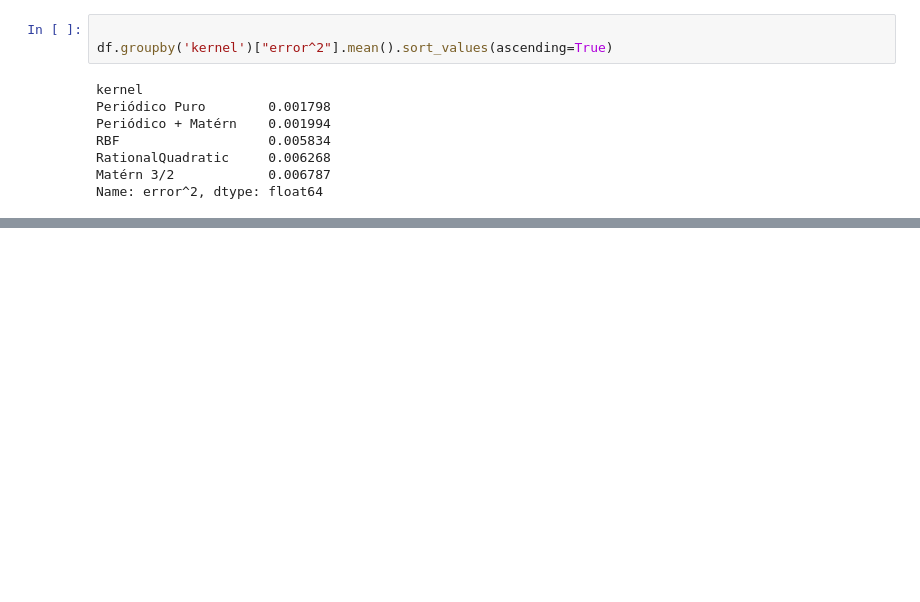
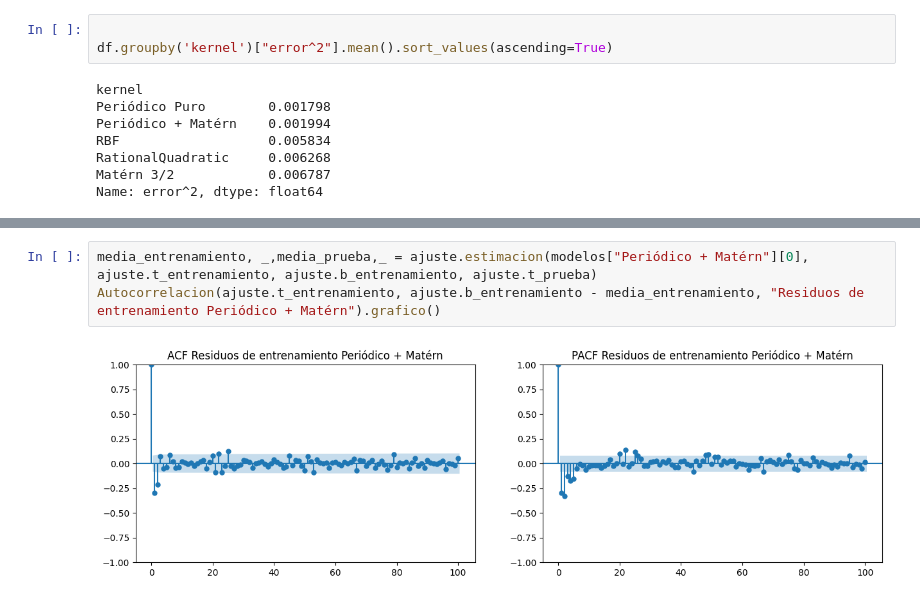
Before and after one commit to nadiasantillan/ucle-data, a Jupyter notebook: gp/mipg.ipynb, the cells around one changed output, grey strips where cells are left out. Saved outputs shown, nothing was run; the diff lists cells and outputs as text; blank space fills up the shorter version.

Commit message:
Residuos

```diff
--- a/gp/mipg.ipynb
+++ b/gp/mipg.ipynb
@@ -118,0 +123,5 @@ Name: error^2, dtype: float64
+# %%
+media_entrenamiento, _,media_prueba,_ = ajuste.estimacion(modelos["Periódico + Matérn"][0], ajuste.t_entrenamiento, ajuste.b_entrenamiento, ajuste.t_prueba)
+Autocorrelacion(ajuste.t_entrenamiento, ajuste.b_entrenamiento - media_entrenamiento, "Residuos de entrenamiento Periódico + Matérn").grafico()
+# %% [output]
+[figure, added]
```
Also changed, not shown: parts of 6 cells of this notebook, 1 other file.
